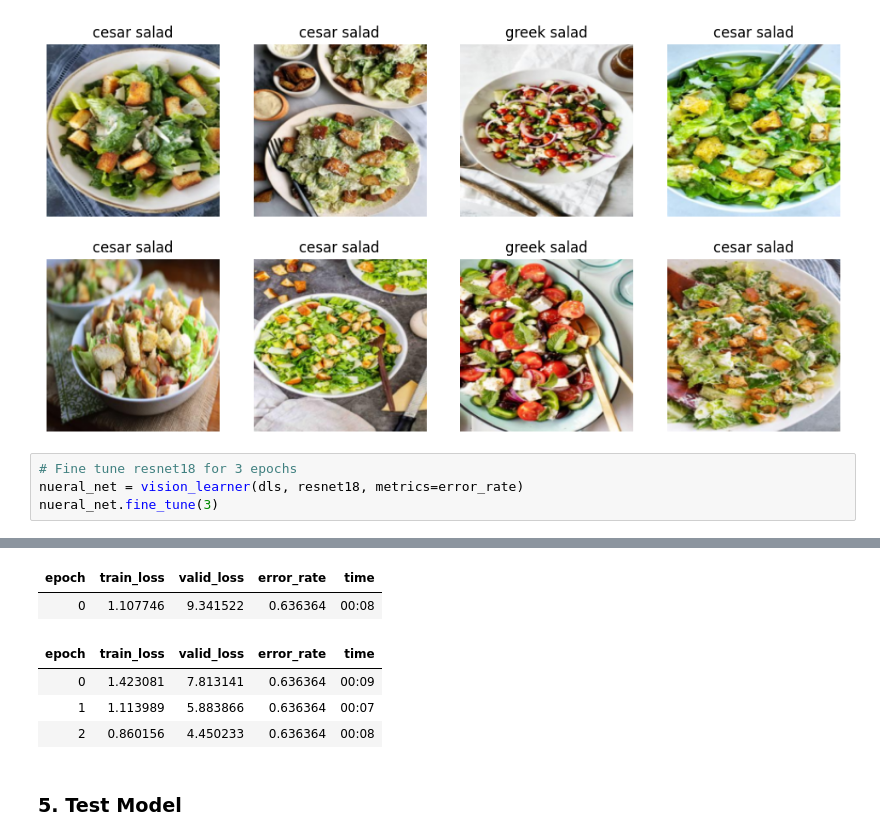
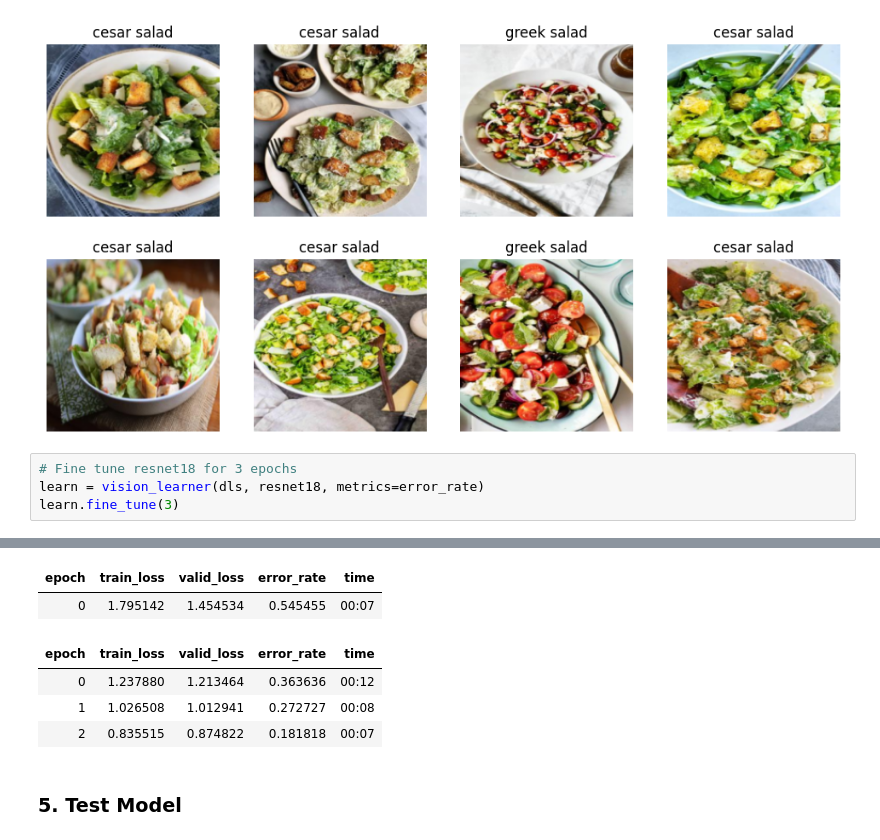
Before and after one commit to crossingchen/cesar-vs-greek-salad-image-classifier, a Jupyter notebook: cesar_vs_greek_salad_image_classifier.ipynb, the cells around one changed output, grey strips where cells are left out. Saved outputs shown, nothing was run; the diff lists cells and outputs as text.

```diff
--- a/cesar_vs_greek_salad_image_classifier.ipynb
+++ b/cesar_vs_greek_salad_image_classifier.ipynb
@@ -96,6 +96,6 @@ dls.show_batch(max_n=8)
 [figure]
 # %%
 # Fine tune resnet18 for 3 epochs
-nueral_net = vision_learner(dls, resnet18, metrics=error_rate)
-nueral_net.fine_tune(3)
+learn = vision_learner(dls, resnet18, metrics=error_rate)
+learn.fine_tune(3)
 # %% [output]
@@ -103,9 +102,9 @@ Downloading: "https://download.pytorch.org/models/resnet18-f37072fd.pth" to /roo
 | epoch | train_loss | valid_loss | error_rate | time |
-| 0 | 1.107746 | 9.341522 | 0.636364 | 00:08 |
+| 0 | 1.795142 | 1.454534 | 0.545455 | 00:07 |
 | epoch | train_loss | valid_loss | error_rate | time |
-| 0 | 1.423081 | 7.813141 | 0.636364 | 00:09 |
-| 1 | 1.113989 | 5.883866 | 0.636364 | 00:07 |
-| 2 | 0.860156 | 4.450233 | 0.636364 | 00:08 |
+| 0 | 1.237880 | 1.213464 | 0.363636 | 00:12 |
+| 1 | 1.026508 | 1.012941 | 0.272727 | 00:08 |
+| 2 | 0.835515 | 0.874822 | 0.181818 | 00:07 |
 # %% [markdown]
 ### 5. Test Model
 # %%
```
Also changed, not shown: parts of 3 cells of this notebook.
